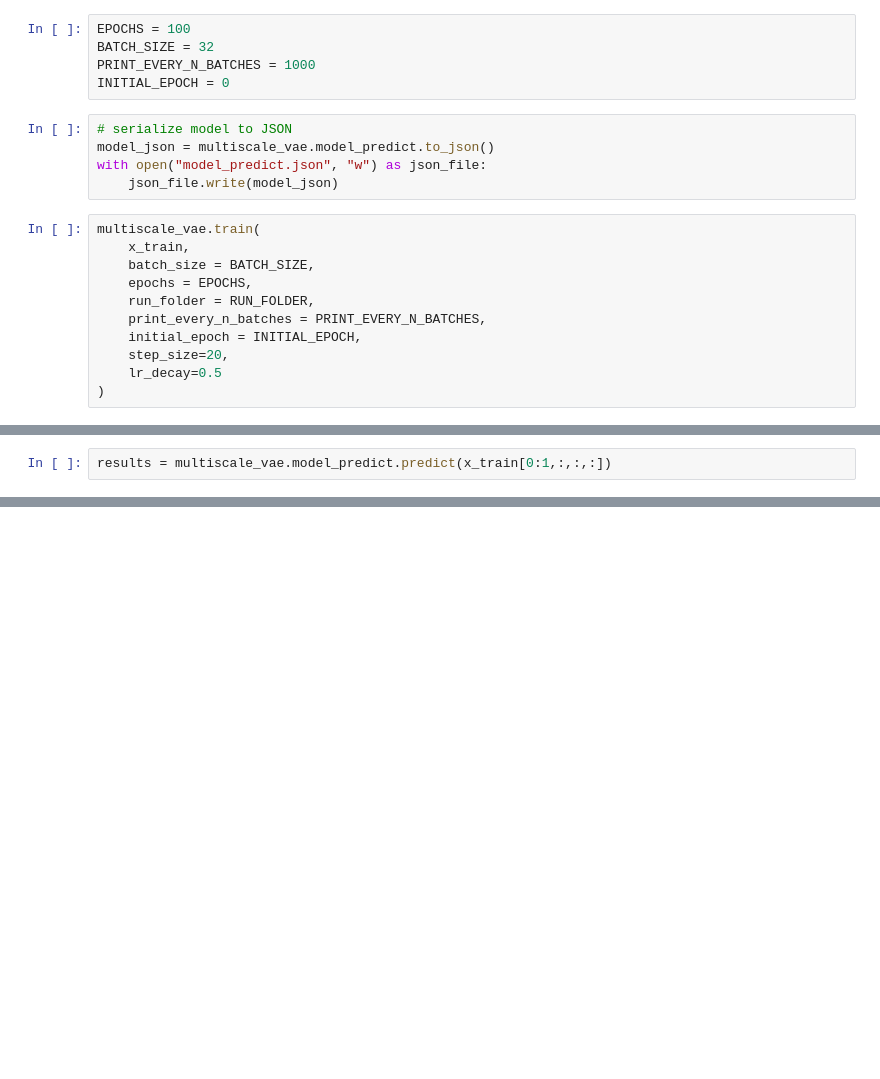
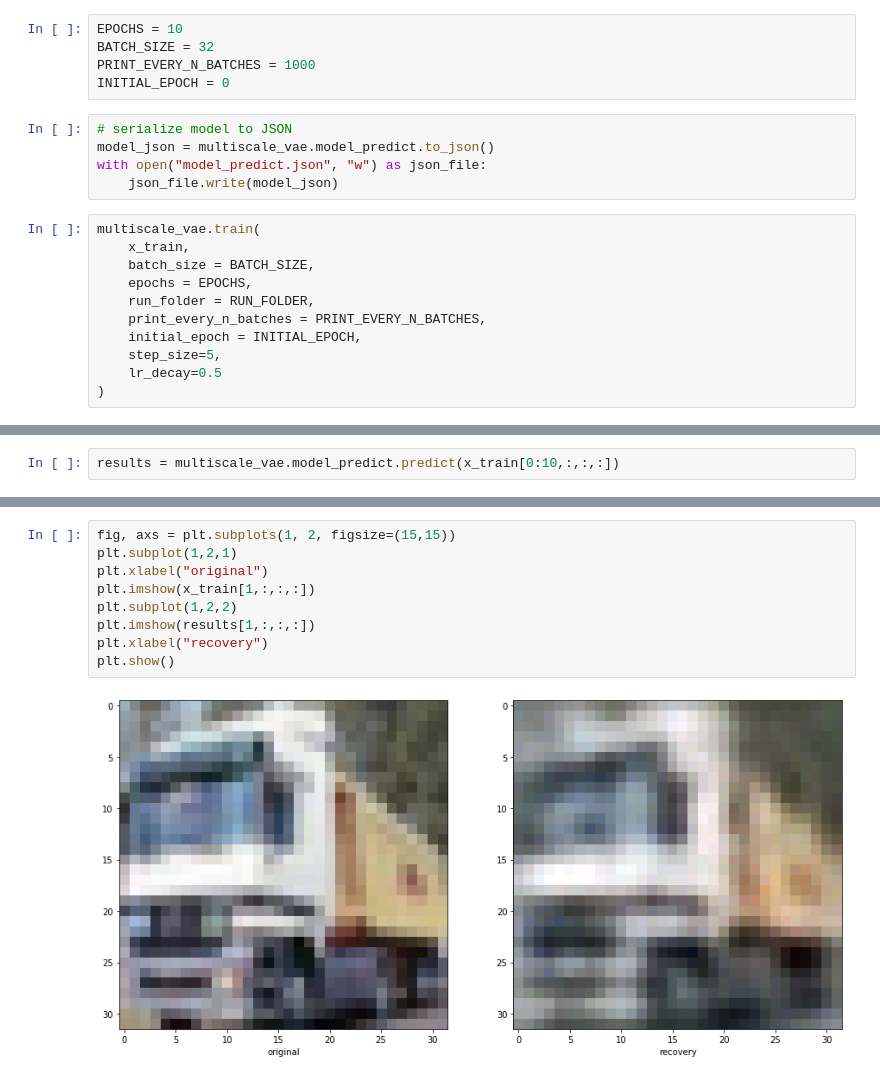
Before and after one commit to NikolasMarkou/multiscale_variational_autoencoder, a Jupyter notebook: notebooks/cifar10_notebook.ipynb, the cells around one changed output, grey strips where cells are left out. Drawn from its saved outputs; the diff is of its cells as text; blank space fills up the shorter version.

Commit message:
[notebook] Added notebook results

```diff
--- a/notebooks/cifar10_notebook.ipynb
+++ b/notebooks/cifar10_notebook.ipynb
@@ -63,7 +67,7 @@ multiscale_vae.compile(
     kl_loss_factor=KL_LOSS_FACTOR
 )
 # %%
-EPOCHS = 100
+EPOCHS = 10
 BATCH_SIZE = 32
 PRINT_EVERY_N_BATCHES = 1000
 INITIAL_EPOCH = 0
@@ -80,6 +84,6 @@ multiscale_vae.train(
     run_folder = RUN_FOLDER,
     print_every_n_batches = PRINT_EVERY_N_BATCHES,
     initial_epoch = INITIAL_EPOCH,
-    step_size=20,
+    step_size=5,
     lr_decay=0.5
 )
@@ -86,5 +109,5 @@ multiscale_vae.train(
 # %%
-results = multiscale_vae.model_predict.predict(x_train[0:1,:,:,:])
+results = multiscale_vae.model_predict.predict(x_train[0:10,:,:,:])
 # %%
 fig, axs = plt.subplots(1, 2, figsize=(15,15))
 plt.subplot(1,2,1)
@@ -96,0 +122,11 @@ plt.show()
+# %%
+fig, axs = plt.subplots(1, 2, figsize=(15,15))
+plt.subplot(1,2,1)
+plt.xlabel("original")
+plt.imshow(x_train[1,:,:,:])
+plt.subplot(1,2,2)
+plt.imshow(results[1,:,:,:])
+plt.xlabel("recovery")
+plt.show()
+# %% [output]
+[figure, added]
```
Also changed, not shown: parts of 5 cells of this notebook, 6 other files.
